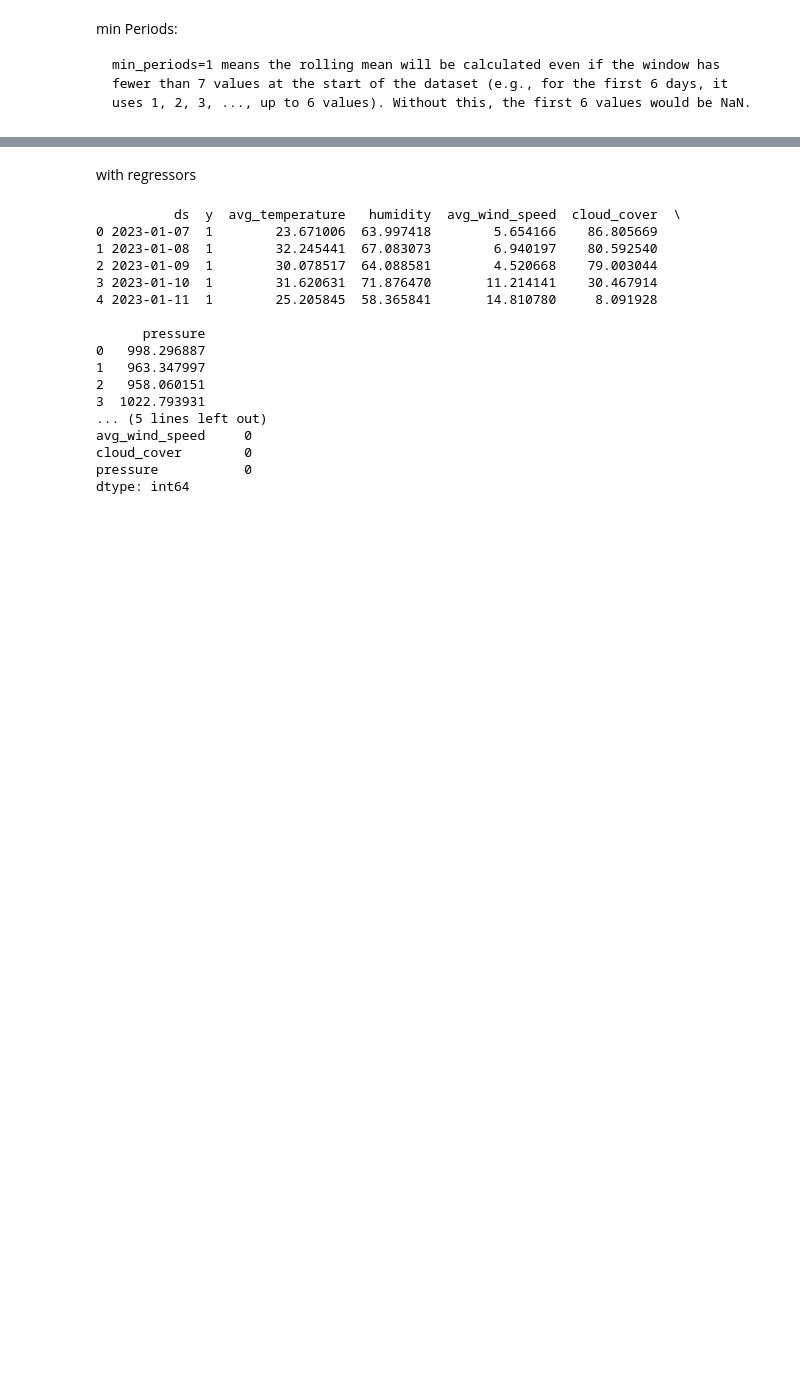
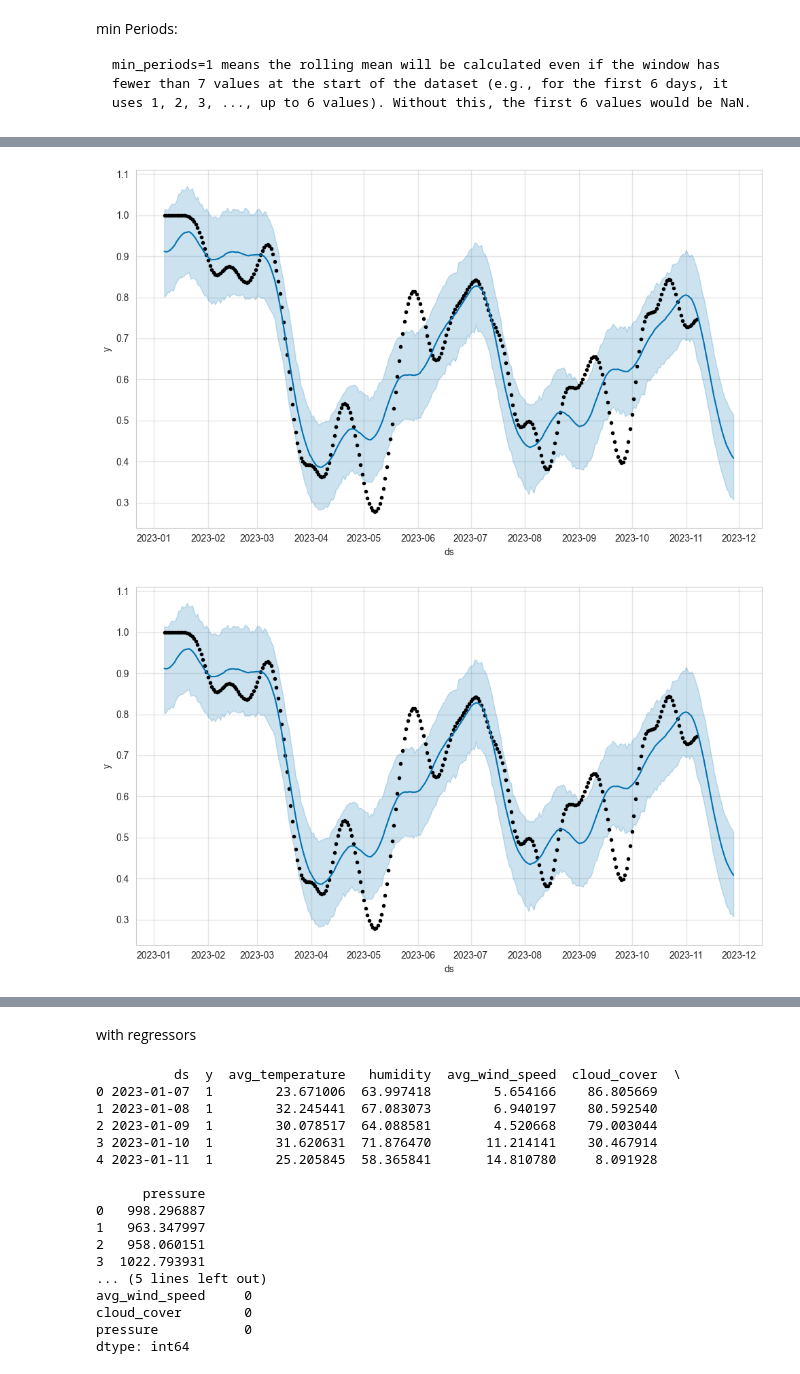
Before and after one commit to subhanu-dev/Agri-timeseries, a Jupyter notebook: agri_timeseries_task1.ipynb, the cells around one changed output, grey strips where cells are left out. Drawn from its saved outputs; the diff is of its cells as text; code cells hidden in the pictures; blank space fills up the shorter version.

```diff
--- a/agri_timeseries_task1.ipynb
+++ b/agri_timeseries_task1.ipynb
@@ -1467,0 +1472,22 @@ plt.show()
+# %%
+# Apply rolling mean smoothing
+# df['y'] = df['y'].rolling(window=7, min_periods=1).mean()
+
+# Initialize the model
+model = Prophet()
+
+# Add custom 4-month seasonality (120 days)
+model.add_seasonality(name='four_months', period=120, fourier_order=5)
+
+# Fit the model
+model.fit(df)
+
+# Create future dataframe for the next 21 days
+future = model.make_future_dataframe(periods=21)
+
+# Make predictions
+forecast = model.predict(future)
+
+# Plot the results
+model.plot(forecast)
+# %% [output]
@@ -1467,0 +1496,2 @@ plt.show()
+[figure, added]
+[figure, added]
```
Also changed, not shown: parts of 11 cells of this notebook.
